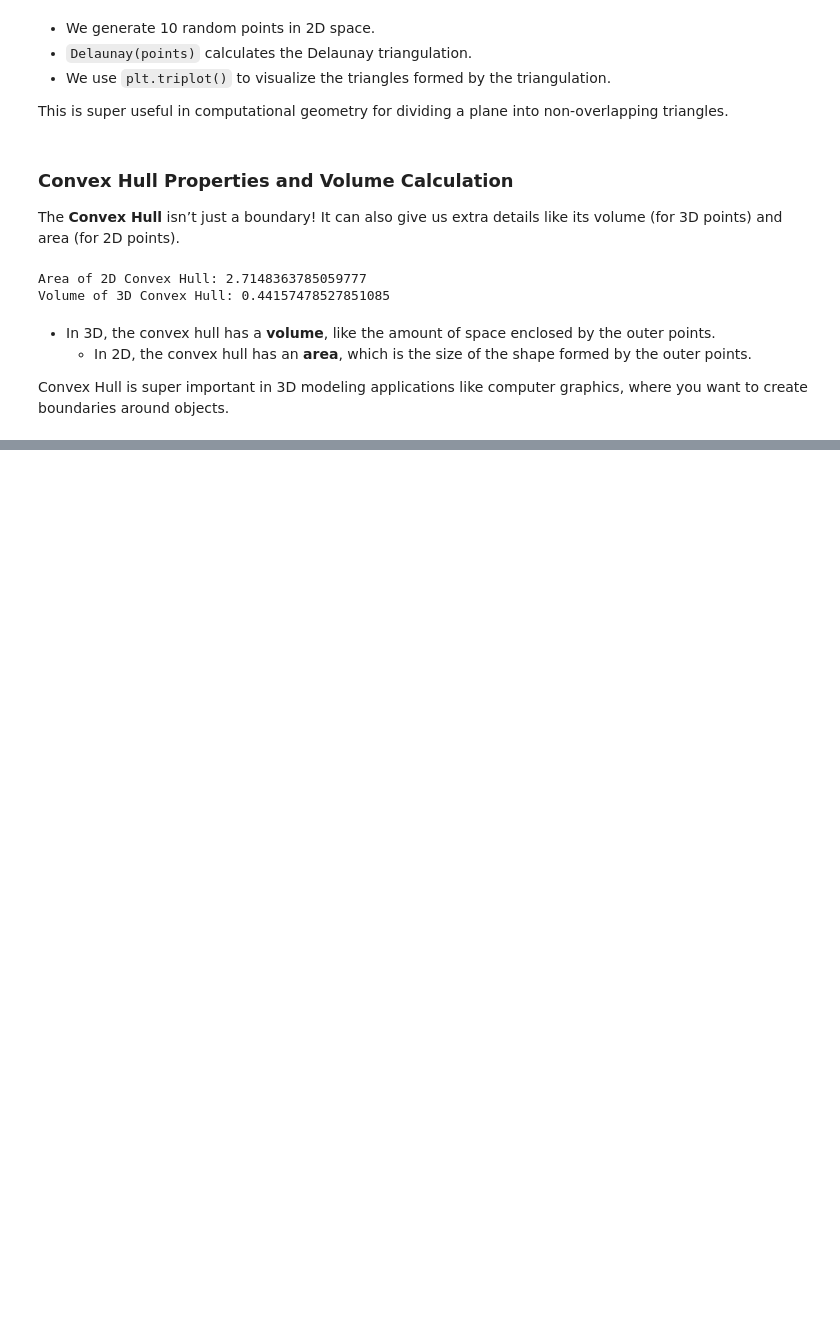
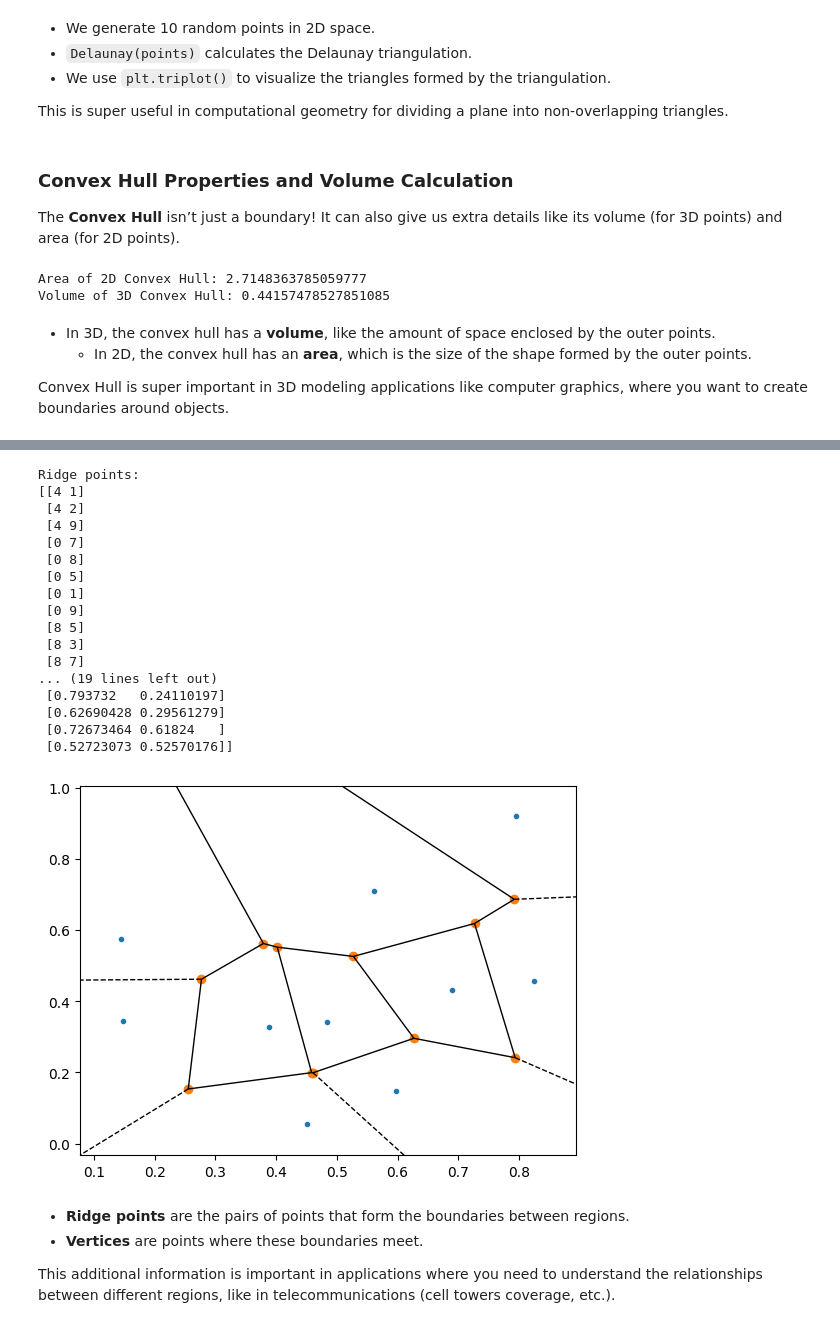
Before and after one commit to rubydamodar/SciPyMastery-From-Basics-to-Breakthroughs, a Jupyter notebook: Beginner Level/SCIPY-SPATIAL.ipynb, the cells around one changed output, grey strips where cells are left out. Saved outputs shown, nothing was run; the diff lists cells and outputs as text; code cells hidden in the pictures; blank space fills up the shorter version.

```diff
--- a/Beginner Level/SCIPY-SPATIAL.ipynb
+++ b/Beginner Level/SCIPY-SPATIAL.ipynb
@@ -186,0 +193,41 @@ Convex Hull is super important in 3D modeling applications like computer graphic
+# %%
+from scipy.spatial import Voronoi
+import numpy as np
+import matplotlib.pyplot as plt
+
+points = np.random.rand(10, 2)
+vor = Voronoi(points)
+
+# Ridge points and vertices
+print("Ridge points:")
+print(vor.ridge_points)
+print("Vertices:")
+print(vor.vertices)
+
+# Plot Voronoi diagram
+voronoi_plot_2d(vor)
+plt.show()
+# %% [output]
+Ridge points:
+[[4 1]
+ [4 2]
+ [4 9]
+ [0 7]
+ [0 8]
+ [0 5]
+ [0 1]
+ [0 9]
+ [8 5]
+ [8 3]
+ [8 7]
+... (19 lines left out)
+ [0.793732   0.24110197]
+ [0.62690428 0.29561279]
+ [0.72673464 0.61824   ]
+ [0.52723073 0.52570176]]
+[figure, added]
+# %% [markdown]
+- **Ridge points** are the pairs of points that form the boundaries between regions.
+- **Vertices** are points where these boundaries meet.
+
+This additional information is important in applications where you need to understand the relationships between different regions, like in telecommunications (cell towers coverage, etc.).
```
Also changed, not shown: parts of 2 cells of this notebook.
